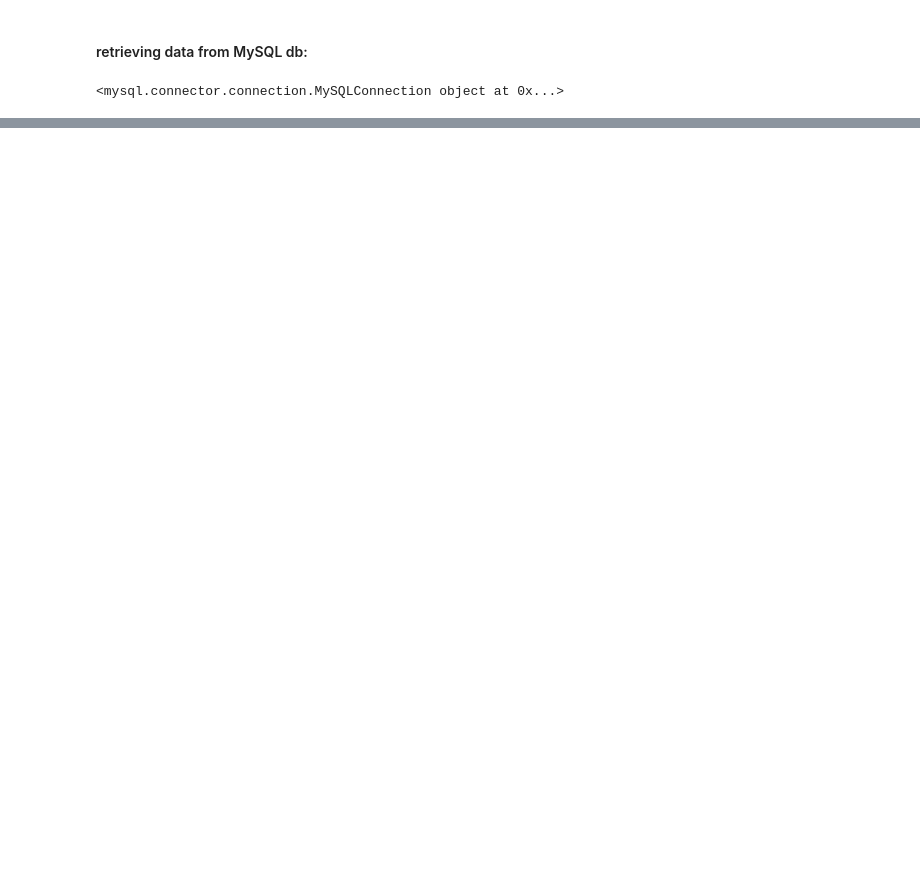
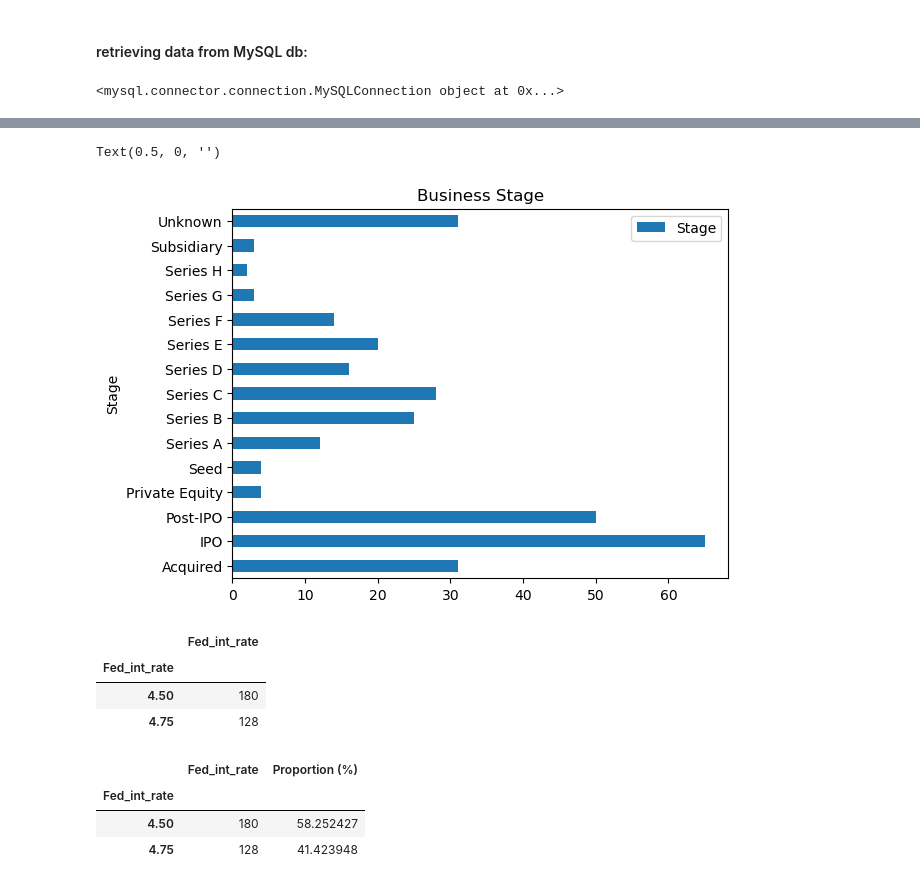
Before and after one commit to kerryeffinger/DS_Final_Project_KSE, a Jupyter notebook: Exploratory_data_analysis.ipynb, the cells around one changed output, grey strips where cells are left out. Drawn from its saved outputs; the diff is of its cells as text; code cells hidden in the pictures; blank space fills up the shorter version.

```diff
--- a/Exploratory_data_analysis.ipynb
+++ b/Exploratory_data_analysis.ipynb
@@ -44,0 +310,5 @@ data
+# %%
+Stage_cat = df['Stage'].groupby(df['Stage']).count()
+# %%
+Stage_cat = pd.DataFrame(Stage_cat)
+#Stage_cat
@@ -44,0 +339,9 @@ data
+# %%
+Stage_cat.plot.barh()
+plt.title('Business Stage')
+plt.xlabel('')
+
+#plt.savefig('Loc.png')
+# %% [output]
+Text(0.5, 0, '')
+[figure, added]
@@ -44,0 +350,17 @@ data
+# %%
+Fed_cat = pd.DataFrame(Fed_cat)
+Fed_cat
+# %% [output]
+|  | Fed_int_rate |
+| Fed_int_rate |  |
+| 4.50 | 180 |
+| 4.75 | 128 |
+# %%
+Fed_cat1 = Fed_cat.copy()
+Fed_cat1['Proportion (%)']=(Fed_cat['Fed_int_rate']/observations)*100
+Fed_cat1
+# %% [output]
+|  | Fed_int_rate | Proportion (%) |
+| Fed_int_rate |  |  |
+| 4.50 | 180 | 58.252427 |
+| 4.75 | 128 | 41.423948 |
```
Also changed, not shown: parts of 75 cells of this notebook.
